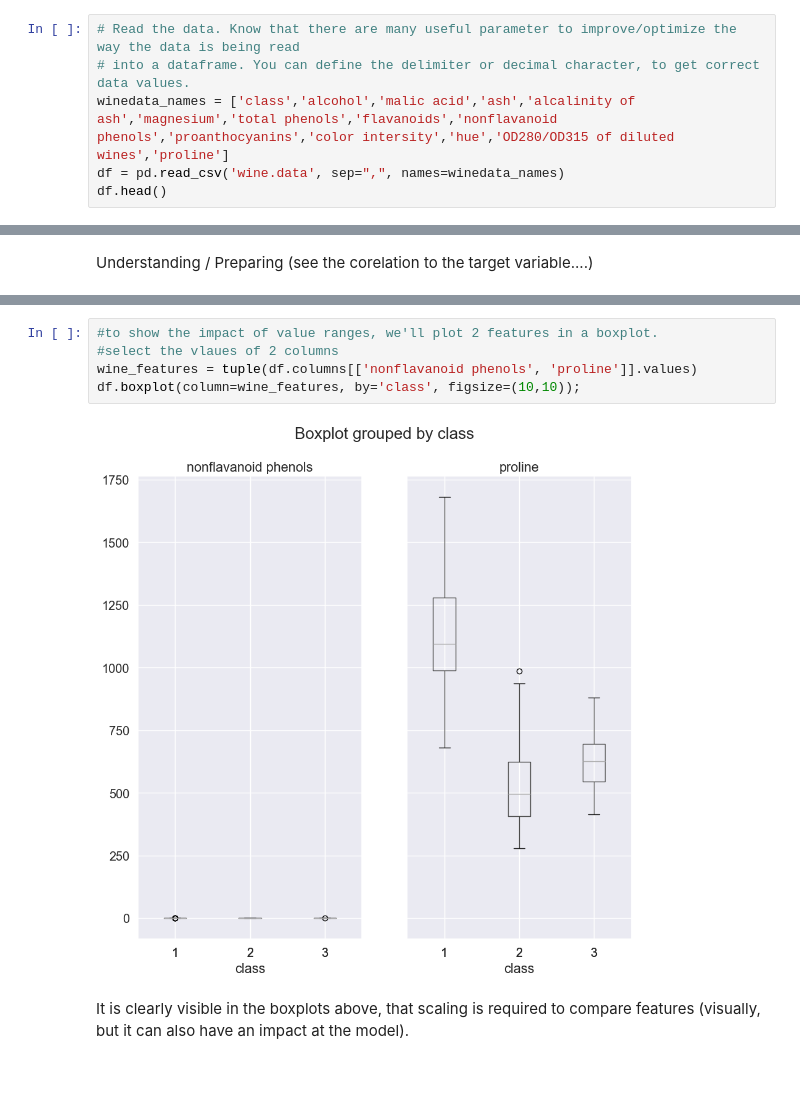
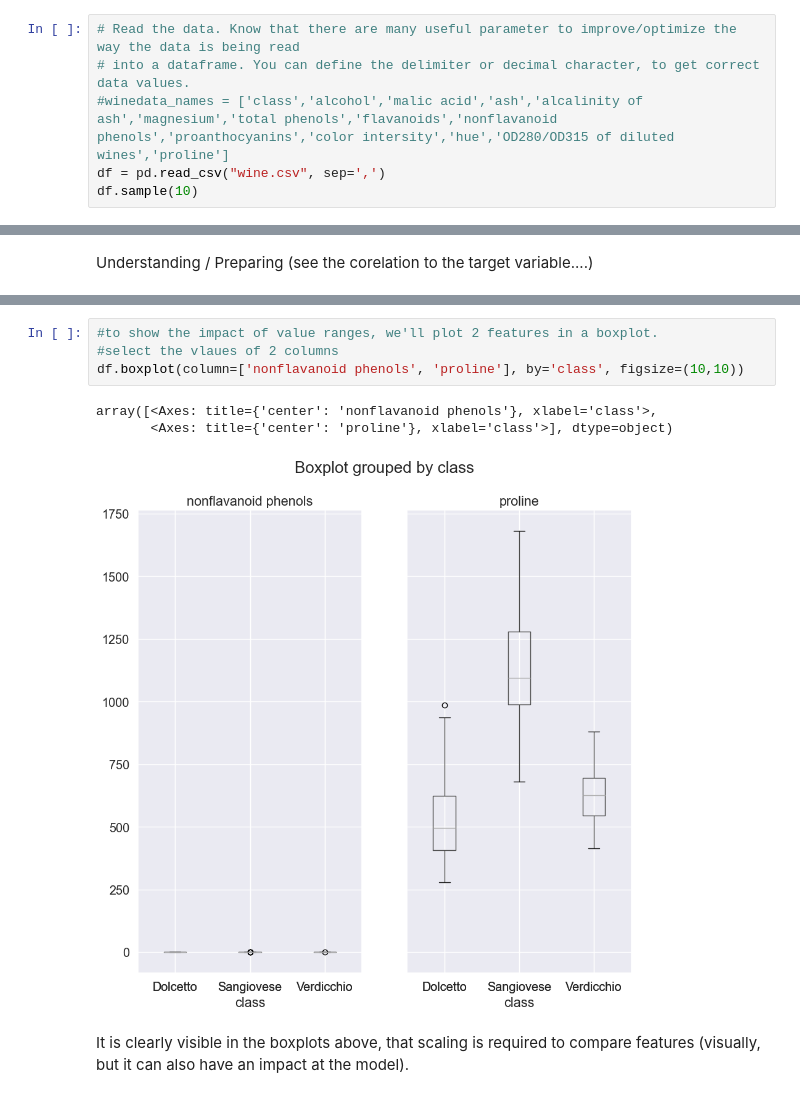
Before and after one commit to DimitarMalamski/wine-categorizer, a Jupyter notebook: wine-categorizer.ipynb, the cells around one changed output, grey strips where cells are left out. Saved outputs shown, nothing was run; the diff lists cells and outputs as text.

```diff
--- a/wine-categorizer.ipynb
+++ b/wine-categorizer.ipynb
@@ -89,8 +89,8 @@ import matplotlib.pyplot as plt
 # %%
 # Read the data. Know that there are many useful parameter to improve/optimize the way the data is being read
 # into a dataframe. You can define the delimiter or decimal character, to get correct data values.
-winedata_names = ['class','alcohol','malic acid','ash','alcalinity of ash','magnesium','total phenols','flavanoids','nonflavanoid phenols','proanthocyanins','color intersity','hue','OD280/OD315 of diluted wines','proline']
-df = pd.read_csv('wine.data', sep=",", names=winedata_names)
-df.head()
+#winedata_names = ['class','alcohol','malic acid','ash','alcalinity of ash','magnesium','total phenols','flavanoids','nonflavanoid phenols','proanthocyanins','color intersity','hue','OD280/OD315 of diluted wines','proline']
+df = pd.read_csv("wine.csv", sep=',')
+df.sample(10)
 # %% [output]
 |  | class | alcohol | malic acid | ash | alcalinity of ash | magnesium | total phenols | flavanoids | ... |
@@ -184,9 +189,10 @@ df.boxplot(column='alcohol', by='class', figsize=(5,5));
 # %%
 #to show the impact of value ranges, we'll plot 2 features in a boxplot.
 #select the vlaues of 2 columns
-wine_features = tuple(df.columns[['nonflavanoid phenols', 'proline']].values)
-df.boxplot(column=wine_features, by='class', figsize=(10,10));
+df.boxplot(column=['nonflavanoid phenols', 'proline'], by='class', figsize=(10,10))
 # %% [output]
+array([<Axes: title={'center': 'nonflavanoid phenols'}, xlabel='class'>,
+       <Axes: title={'center': 'proline'}, xlabel='class'>], dtype=object)
-[figure, old version]
+[figure, new version]
 # %% [markdown]
 It is clearly visible in the boxplots above, that scaling is required to compare features (visually, but it can also have an impact at the model).
```
Also changed, not shown: parts of 13 cells of this notebook.
